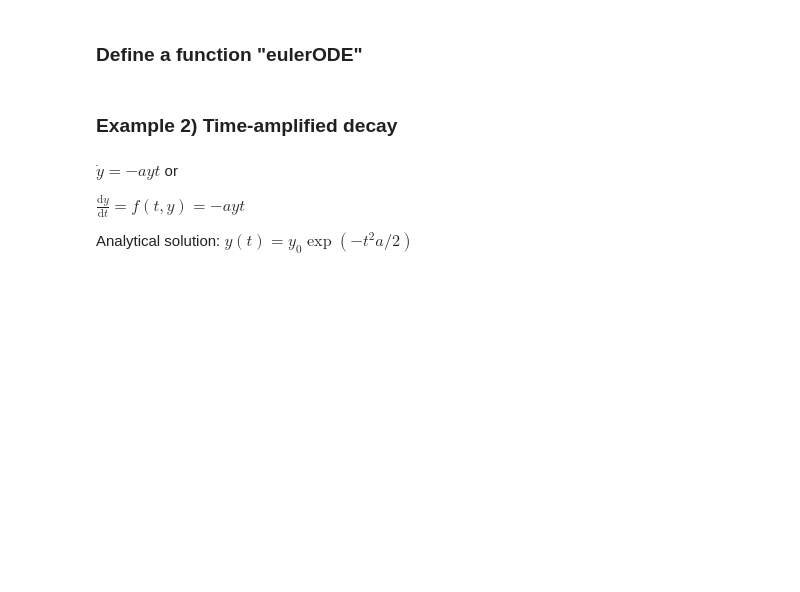
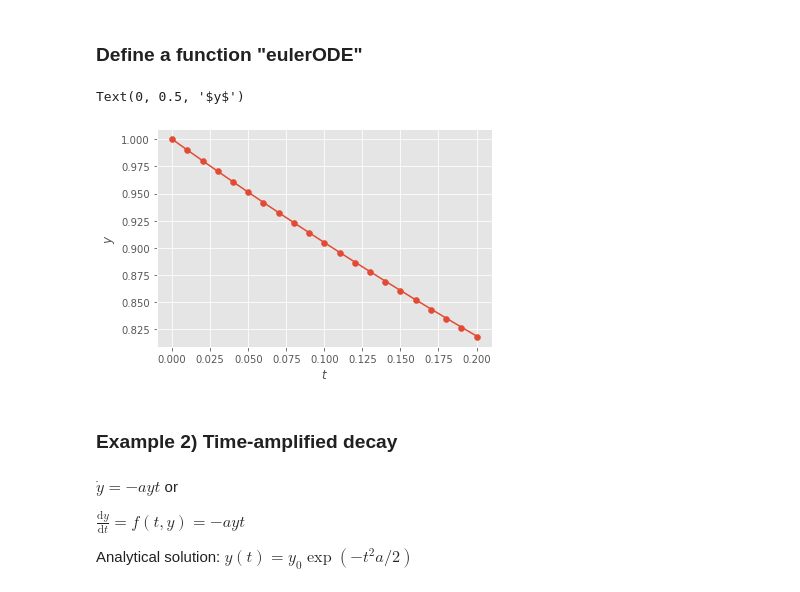
Before and after one commit to sandyherho/physComp, a Jupyter notebook: 05_diffEq/01.ipynb, the cells around one changed output. Saved outputs shown, nothing was run; the diff lists cells and outputs as text; code cells hidden in the pictures; blank space fills up the shorter version.

```diff
--- a/05_diffEq/01.ipynb
+++ b/05_diffEq/01.ipynb
@@ -35,5 +75,47 @@ import matplotlib.pyplot as plt
 # %% [markdown]
 ### Define a function "eulerODE"
+# %%
+def eulerODE(f, t0, y0, nmax, h):
+    """
+    f: function
+    t0: starting time
+    y0: starting value of y
+    nmax: number of iterations
+    h: stepsize
+    """
+    y = y0
+    t = t0
+    t_values = [0]
+    y_values = [y]
+
+    for i in range(1, nmax+1):
+        y = y + f(t,y) * h
+        t = t + h
+        t_values.append(t)
+        y_values.append(y)
+    return np.array([t_values, y_values])
+# %%
+# define func
+def f_ODE(t,y):
+    return -y
+
+# call euler method
+t0 = 0
+y0 = 1
+nmax = 20
+h = 0.01
+solutions = eulerODE(f_ODE, t0, y0, nmax, h)
+# %%
+test_t = np.linspace(0, nmax*h, nmax)
+test_y = 1*np.exp(-test_t)
+
+plt.plot(test_t, test_y)
+plt.scatter(solutions[0], solutions[1])
+plt.xlabel('$t$')
+plt.ylabel('$y$')
+# %% [output]
+Text(0, 0.5, '$y$')
+[figure, added]
 # %% [markdown]
 ### Example 2) Time-amplified decay
 # %% [markdown]
```
Also changed, not shown: parts of 10 cells of this notebook.
